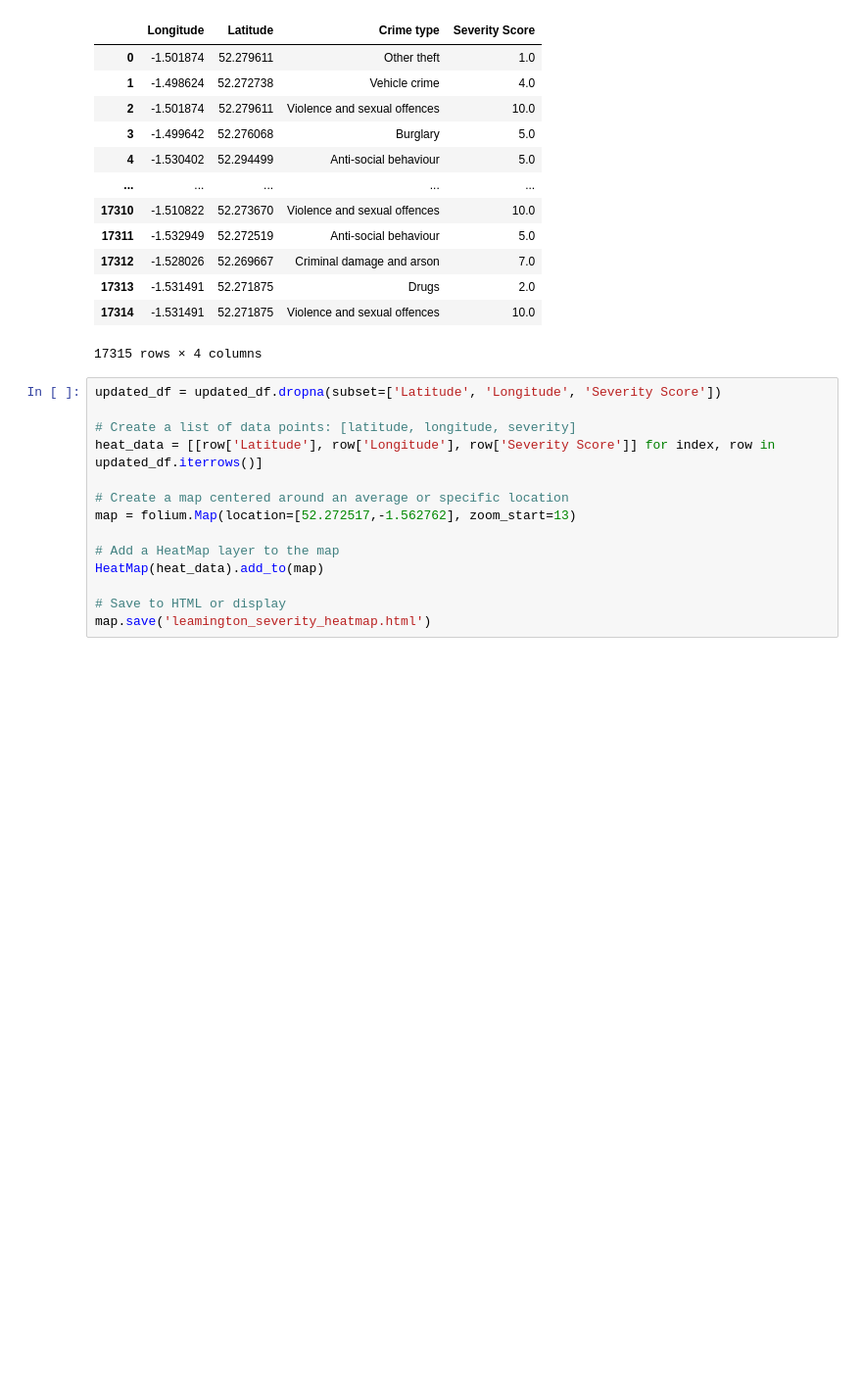
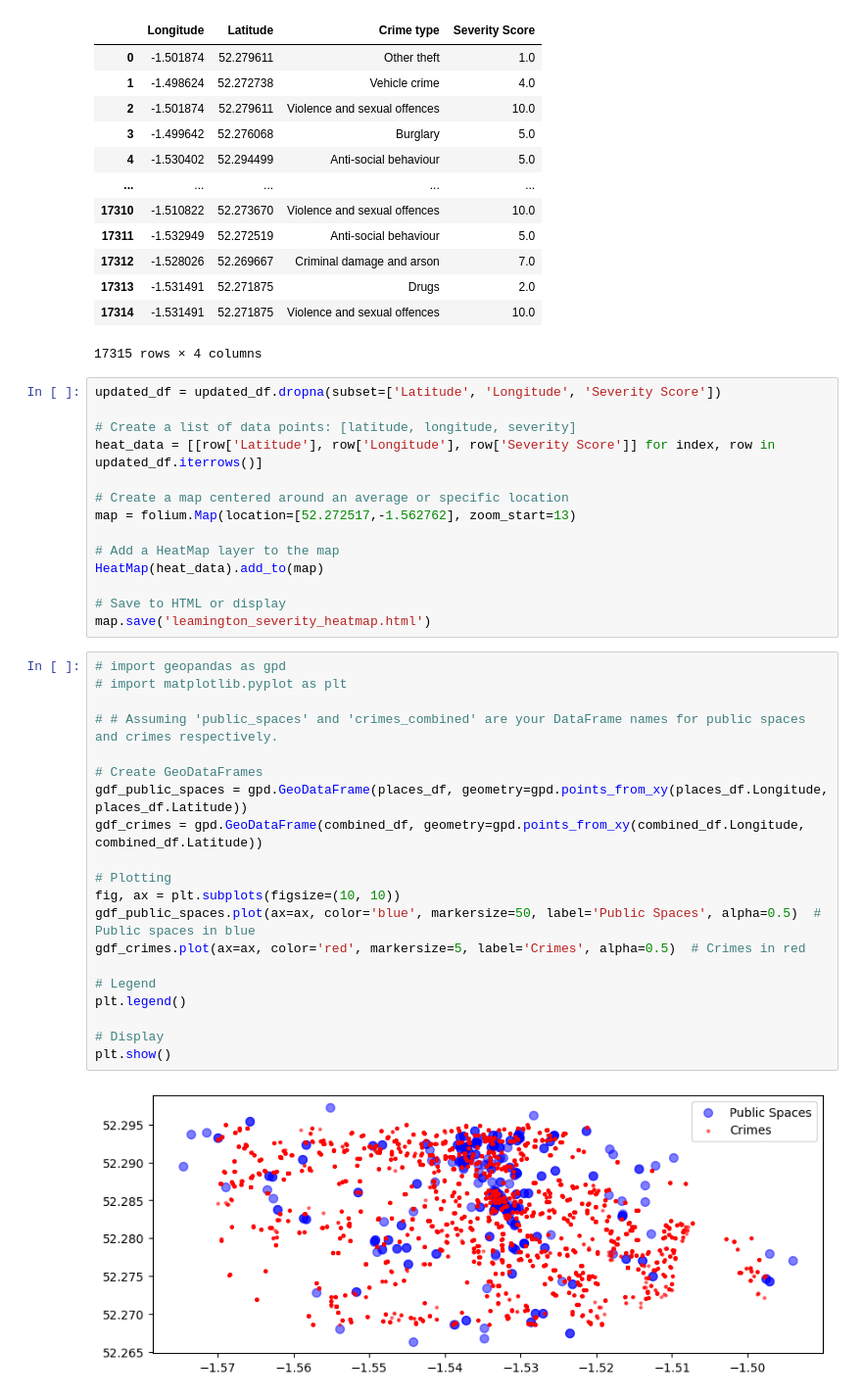
Before and after one commit to loisperryman02/proutectapp, a Jupyter notebook: mobile-application/python-files/generating_heatmaps.ipynb, the cells around one changed output. Shown: that part at 98% size. Drawn from its saved outputs; the diff is of its cells as text; blank space fills up the shorter version.

Commit message:
Added updated route data and coordiante data ready to be analysed by machine learning model and LLM model.

```diff
--- a/mobile-application/python-files/generating_heatmaps.ipynb
+++ b/mobile-application/python-files/generating_heatmaps.ipynb
@@ -196,3 +196,25 @@ HeatMap(heat_data).add_to(map)
 
 # Save to HTML or display
 map.save('leamington_severity_heatmap.html')
+# %%
+# import geopandas as gpd
+# import matplotlib.pyplot as plt
+
+# # Assuming 'public_spaces' and 'crimes_combined' are your DataFrame names for public spaces and crimes respectively.
+
+# Create GeoDataFrames
+gdf_public_spaces = gpd.GeoDataFrame(places_df, geometry=gpd.points_from_xy(places_df.Longitude, places_df.Latitude))
+gdf_crimes = gpd.GeoDataFrame(combined_df, geometry=gpd.points_from_xy(combined_df.Longitude, combined_df.Latitude))
+
+# Plotting
+fig, ax = plt.subplots(figsize=(10, 10))
+gdf_public_spaces.plot(ax=ax, color='blue', markersize=50, label='Public Spaces', alpha=0.5)  # Public spaces in blue
+gdf_crimes.plot(ax=ax, color='red', markersize=5, label='Crimes', alpha=0.5)  # Crimes in red
+
+# Legend
+plt.legend()
+
+# Display
+plt.show()
+# %% [output]
+[figure, added]
```
Also changed, not shown: parts of 2 cells of this notebook, 14 other files.
